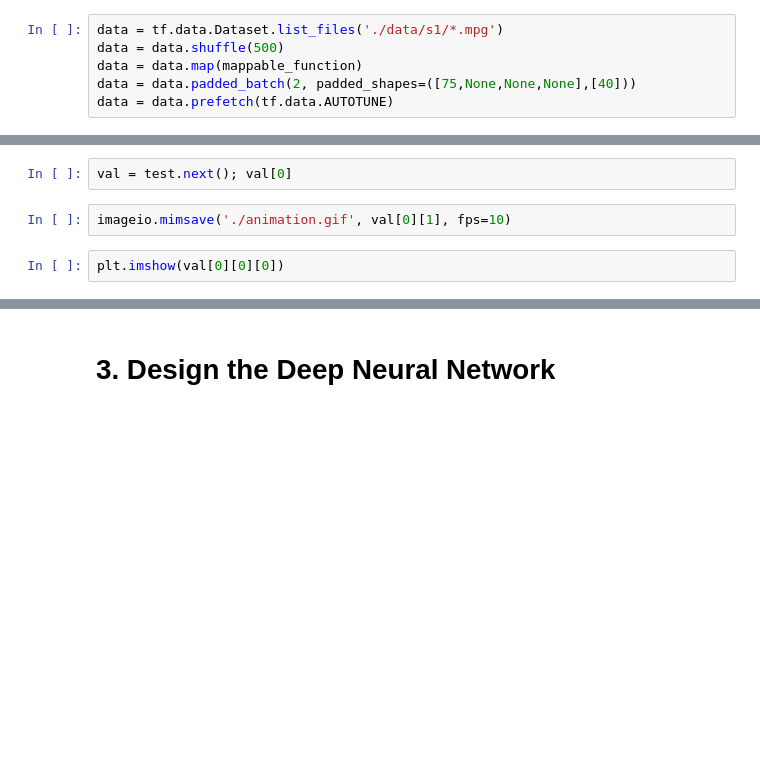
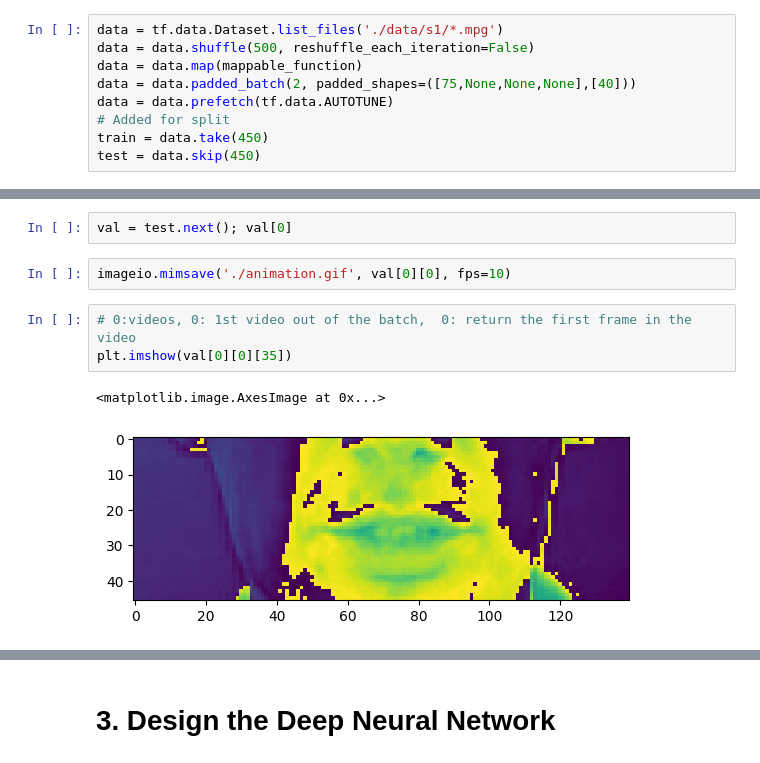
Before and after one commit to nicknochnack/LipNet, a Jupyter notebook: LipNet.ipynb, the cells around one changed output, grey strips where cells are left out. Drawn from its saved outputs; the diff is of its cells as text; blank space fills up the shorter version.

```diff
--- a/LipNet.ipynb
+++ b/LipNet.ipynb
@@ -90,7 +144,10 @@ def mappable_function(path:str) ->List[str]:
 from matplotlib import pyplot as plt
 # %%
 data = tf.data.Dataset.list_files('./data/s1/*.mpg')
-data = data.shuffle(500)
+data = data.shuffle(500, reshuffle_each_iteration=False)
 data = data.map(mappable_function)
 data = data.padded_batch(2, padded_shapes=([75,None,None,None],[40]))
 data = data.prefetch(tf.data.AUTOTUNE)
+# Added for split
+train = data.take(450)
+test = data.skip(450)
@@ -99,8 +166,12 @@ test = data.as_numpy_iterator()
 # %%
 val = test.next(); val[0]
 # %%
-imageio.mimsave('./animation.gif', val[0][1], fps=10)
+imageio.mimsave('./animation.gif', val[0][0], fps=10)
 # %%
-plt.imshow(val[0][0][0])
+# 0:videos, 0: 1st video out of the batch,  0: return the first frame in the video
+plt.imshow(val[0][0][35])
+# %% [output]
+<matplotlib.image.AxesImage at 0x...>
+[figure, added]
 # %%
 tf.strings.reduce_join([num_to_char(word) for word in val[1][0]])
```
Also changed, not shown: parts of 43 cells of this notebook.
